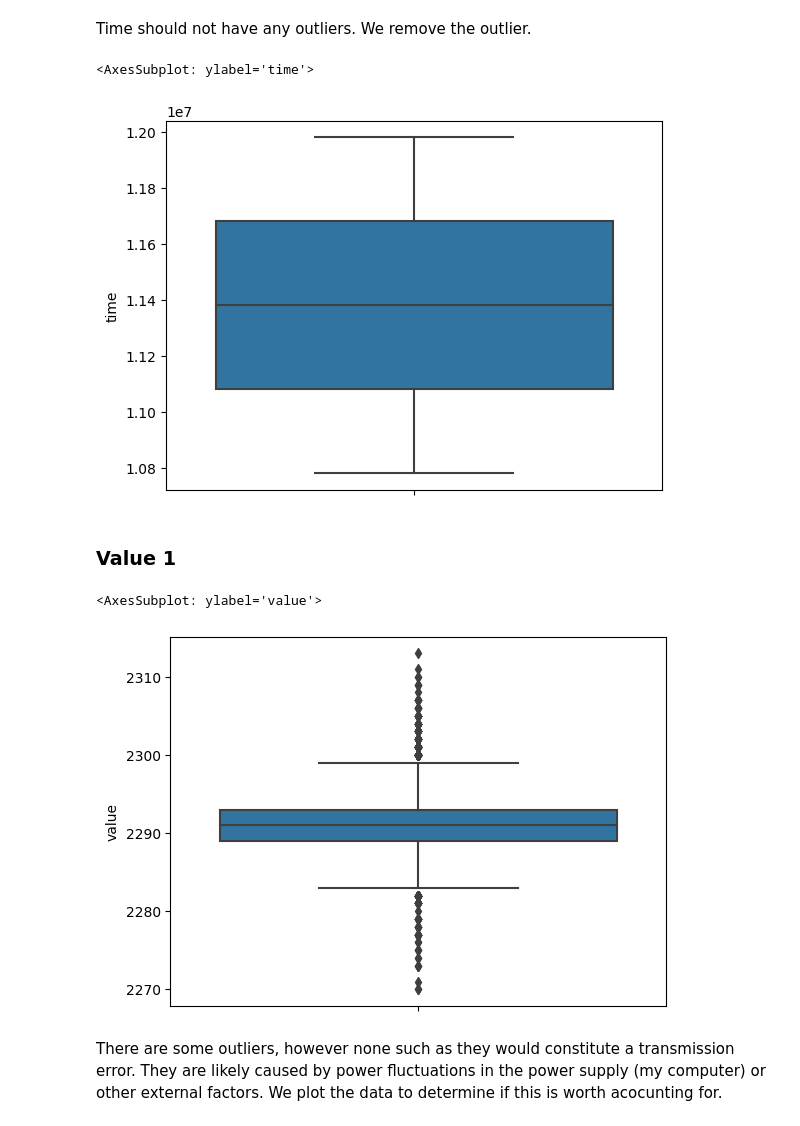
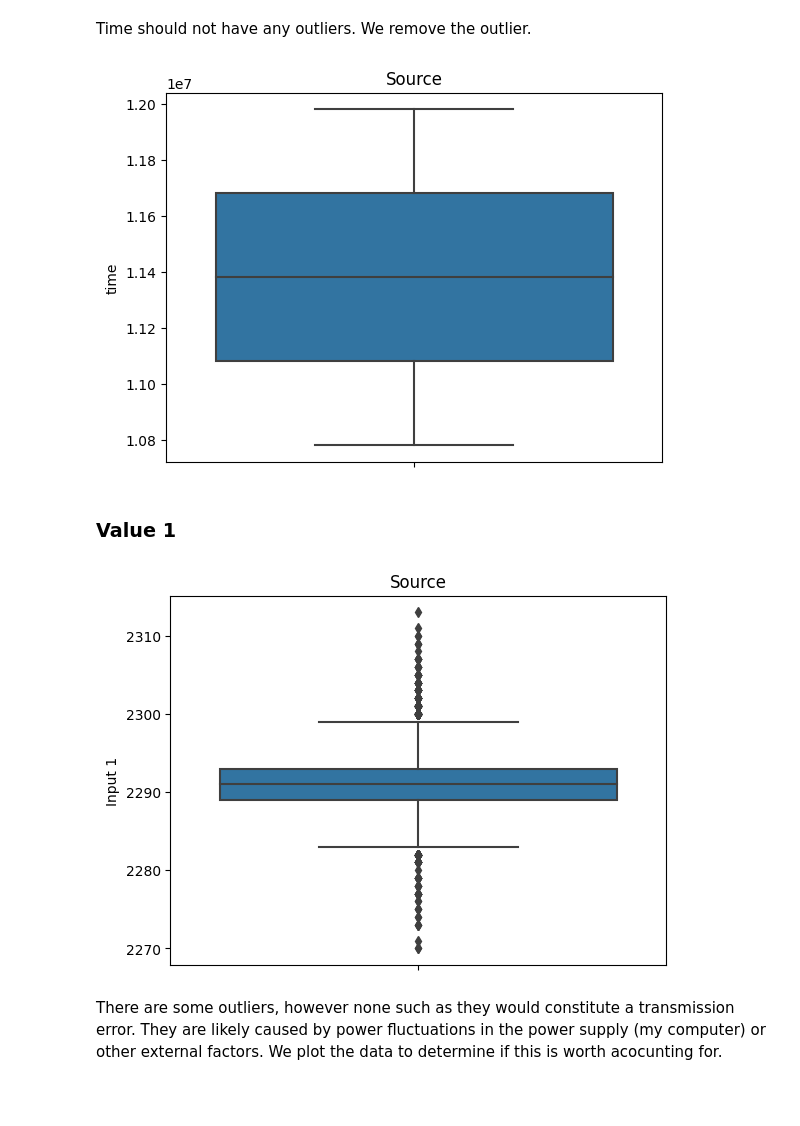
Before and after one commit to nosknut/statistics-project-h2022, a Jupyter notebook: analysis/analysis.ipynb, the cells around one changed output. Drawn from its saved outputs; the diff is of its cells as text; code cells hidden in the pictures; blank space fills up the shorter version.

Commit message:
Adds labels to all plots

```diff
--- a/analysis/analysis.ipynb
+++ b/analysis/analysis.ipynb
@@ -90,17 +91,20 @@ Time should not have any outliers. We remove the outlier.
 # %%
 base_source_data.drop(np.argmin(base_source_data["time"]), inplace=True)
 # %%
+plt.title("Source")
 sns.boxplot(y="time", data=base_source_data)
+plt.show()
 # %% [output]
-<AxesSubplot: ylabel='time'>
-[figure, old version]
+[figure, new version]
 # %% [markdown]
 ### Value 1
 # %%
+plt.title("Source")
 sns.boxplot(y="value", data=base_source_data)
+plt.ylabel("Input 1")
+plt.show()
 # %% [output]
-<AxesSubplot: ylabel='value'>
-[figure, old version]
+[figure, new version]
 # %% [markdown]
 There are some outliers, however none such as they would constitute a transmission error. They are likely caused by power fluctuations in the power supply (my computer) or other external factors. We plot the data to determine if this is worth acocunting for.
 # %%
```
Also changed, not shown: parts of 48 cells of this notebook.
